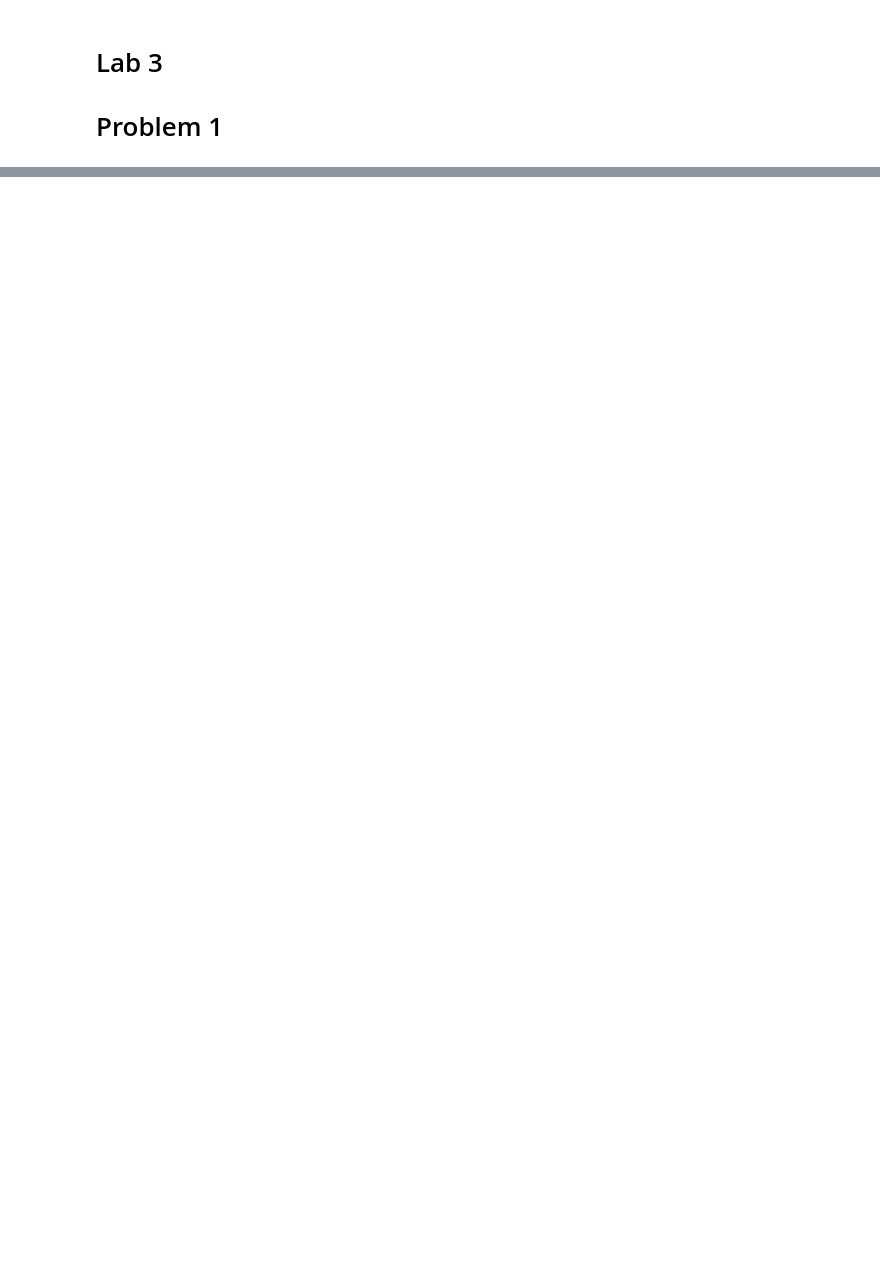
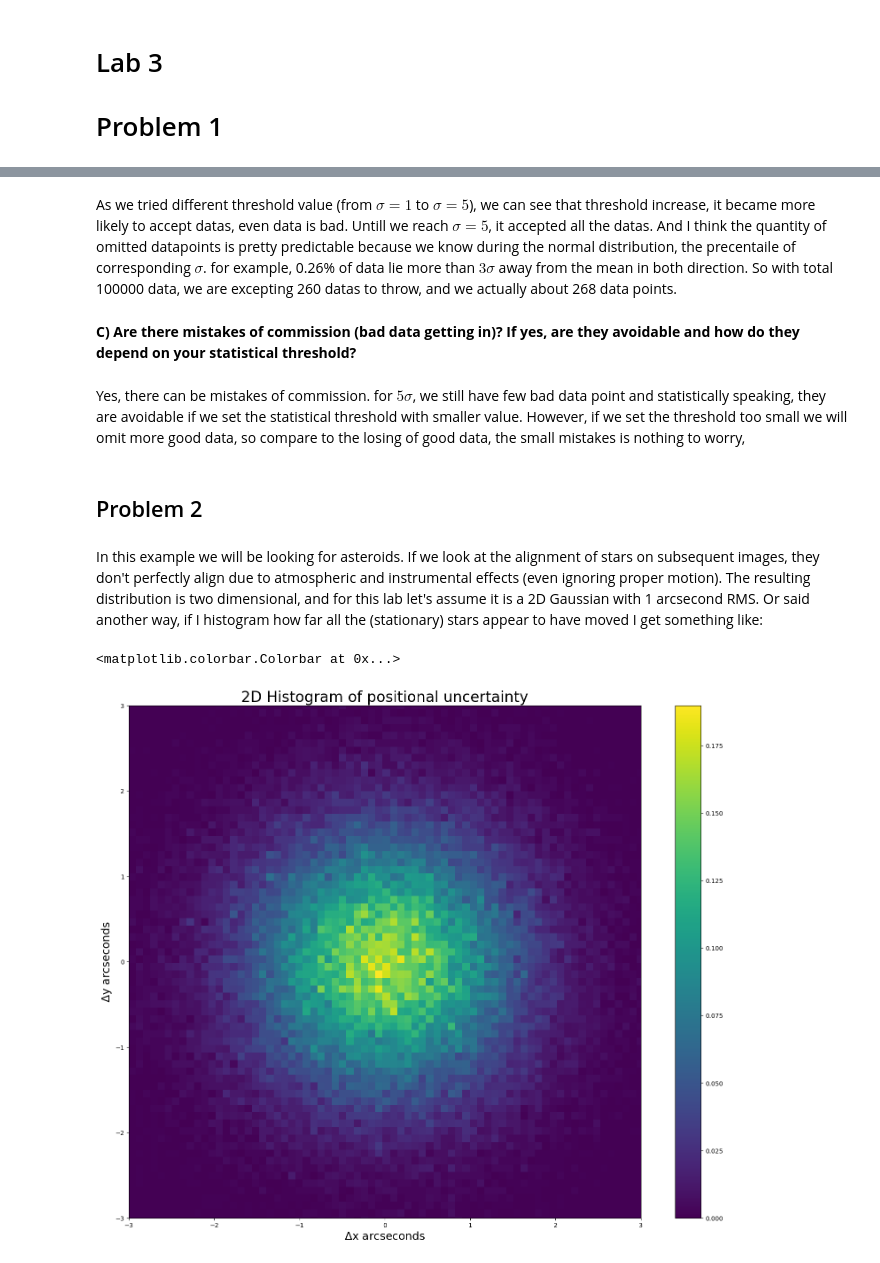
Before and after one commit to rishmar/phys434, a Jupyter notebook: lab3.ipynb, the cells around one changed output, grey strips where cells are left out. Saved outputs shown, nothing was run; the diff lists cells and outputs as text; code cells hidden in the pictures; blank space fills up the shorter version.

```diff
--- a/lab3.ipynb
+++ b/lab3.ipynb
@@ -30,0 +205,25 @@ plt.show()
+# %% [markdown]
+As we tried different threshold value (from $\sigma = 1$ to $\sigma = 5$), we can see that threshold increase, it became more likely to accept datas, even data is bad. Untill we reach $\sigma = 5$, it accepted all the datas. And I think the quantity of omitted datapoints is pretty predictable because we know during the normal distribution, the precentaile of corresponding $\sigma$. for example, 0.26% of data lie more than $ 3\sigma$ away from the mean in both direction. So with total 100000 data, we are excepting 260 datas to throw, and we actually about 268 data points.
+# %% [markdown]
+**C) Are there mistakes of commission (bad data getting in)? If yes, are they avoidable and how do they depend on your statistical threshold?**
+# %% [markdown]
+Yes, there can be mistakes of commission. for $5\sigma$, we still have few bad data point and statistically speaking, they are avoidable if we set the statistical threshold with smaller value. However, if we set the threshold too small we will omit more good data, so compare to the losing of good data, the small mistakes is nothing to worry,
+# %% [markdown]
+## Problem 2
+# %% [markdown]
+In this example we will be looking for asteroids. If we look at the alignment of stars on subsequent images, they don't perfectly align due to atmospheric and instrumental effects (even ignoring proper motion). The resulting distribution is two dimensional, and for this lab let's assume it is a 2D Gaussian with 1 arcsecond RMS. Or said another way, if I histogram how far all the (stationary) stars appear to have moved I get something like:
+# %%
+a = np.vstack((stats.norm.rvs( scale = 1, size = 100000), stats.norm.rvs( scale = 1, size = 100000)))
+a.shape
+fig, ax = plt.subplots(1, 1)
+h = ax.hist2d(a[0,:],a[1,:],bins=100, density=True);
+ax.set_aspect('equal', 'box')
+plt.xlim([-3 , 3])
+plt.ylim([-3 , 3])
+plt.title("2D Histogram of positional uncertainty", fontsize = 24)
+plt.ylabel("$\Delta$y arcseconds", fontsize = 18)
+plt.xlabel("$\Delta$x arcseconds", fontsize = 18)
+plt.colorbar(h[3], ax=ax)
+# %% [output]
+<matplotlib.colorbar.Colorbar at 0x...>
+[figure, added]
```
Also changed, not shown: parts of 40 cells of this notebook.
